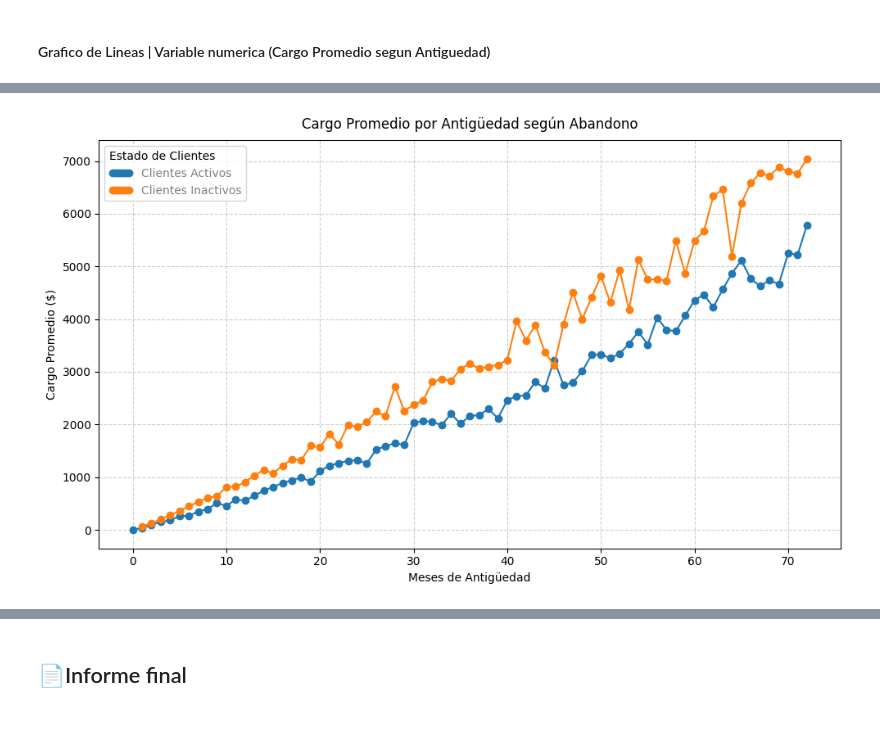
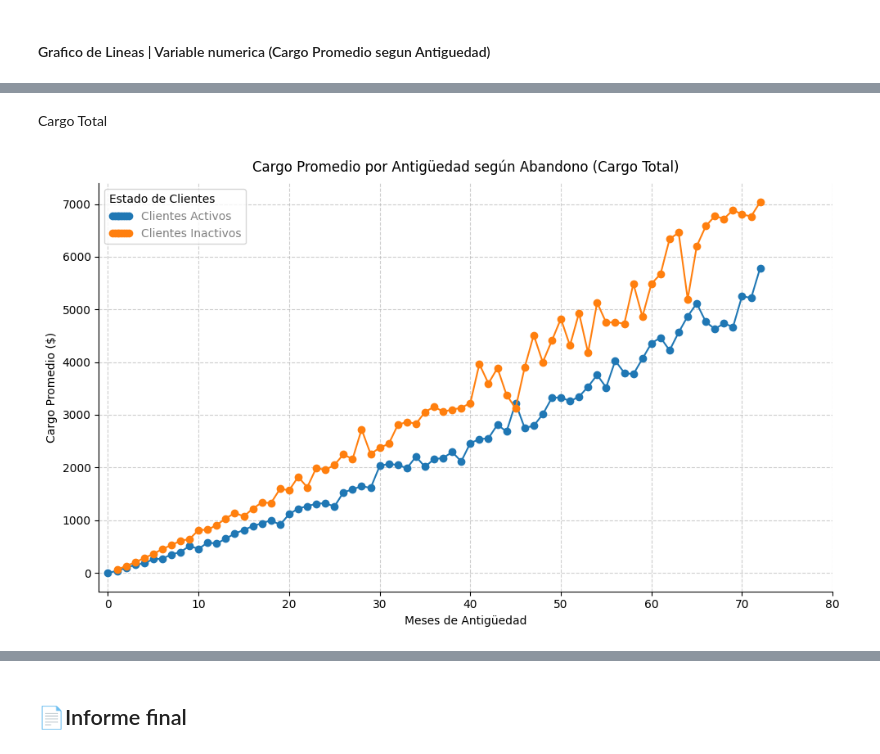
Before and after one commit to MigXDev/CS_Datos_I_DESAFIO_2, a Jupyter notebook: challenge2-data-science-LATAM-main/TelecomX_LATAM.ipynb, the cells around one changed output, grey strips where cells are left out. Cells and saved outputs as stored; diff of their text form; code cells hidden in the pictures; blank space fills up the shorter version.

```diff
--- a/challenge2-data-science-LATAM-main/TelecomX_LATAM.ipynb
+++ b/challenge2-data-science-LATAM-main/TelecomX_LATAM.ipynb
@@ -2136,11 +2139,11 @@ plt.show()
 Grafico Agrupando clientes de a 6 meses de Antiguedad
 # %%
 # Binning cada 6 meses
-bins = [0, 6, 12, 18, 24, 30, 36, 42, 48, 54, 60, 66, 72]
+recorte = [0, 6, 12, 18, 24, 30, 36, 42, 48, 54, 60, 66, 72]
 labels = ['0-6', '7-12', '13-18','19-24','25-30','31-36','37-42','43-48','49-54','55-60','61-66','67-72']
 df_Datos_Traducidos['segmento_antiguedad'] = pd.cut(
     df_Datos_Traducidos['meses_antiguedad'],
-    bins=bins,
+    bins=recorte,
     labels=labels,
     include_lowest=True
 )
@@ -2155,6 +2158,7 @@ abandono_por_antiguedad.plot(kind='line', marker='o', ax=ax)
 # Etiquetas completas en eje X
 ax.set_xticks(range(len(labels)))
 ax.set_xticklabels(labels)
+ax.spines[['top','right']].set_visible(False)
 
 plt.title('Clientes según abandono y antigüedad (6 meses por grupo)')
 plt.xlabel('Segmento de antigüedad')
@@ -2477,13 +2485,18 @@ plt.show()
+# %% [markdown]
+Cargo Total
 # %%
-df_line = df_Datos_Traducidos.groupby(['meses_antiguedad', 'abandono_cliente'])['cargo.total'].mean().unstack()
+df_linea = df_Datos_Traducidos.groupby(['meses_antiguedad', 'abandono_cliente'])['cargo.total'].mean().unstack()
 
-df_line.plot(kind='line', figsize=(10,6), marker='o')
-plt.title('Cargo Promedio por Antigüedad según Abandono', pad= 10)
+ax = df_linea.plot(kind='line', figsize=(10,6), marker='o')
+
+ax.spines[['top','right']].set_visible(False)
+plt.xlim(-1,80)
+plt.title('Cargo Promedio por Antigüedad según Abandono (Cargo Total)', pad= 10)
 plt.xlabel('Meses de Antigüedad')
 plt.ylabel('Cargo Promedio ($)')
 plt.grid(True, linestyle='--', alpha=0.6)
 plt.legend(['Clientes Activos', 'Clientes Inactivos'],title='Estado de Clientes', title_fontsize= 10, loc='upper left', labelcolor='grey',numpoints=8, frameon=True, alignment='left')
 plt.tight_layout()
 plt.show()
 # %% [output]
-[figure, old version]
+[figure, new version]
```
Also changed, not shown: parts of 28 cells of this notebook.
